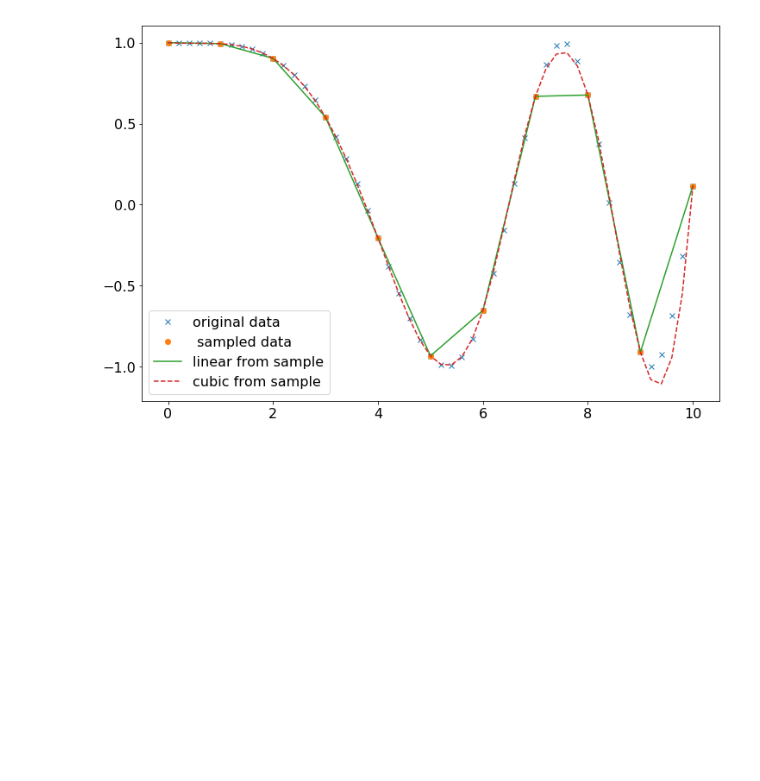
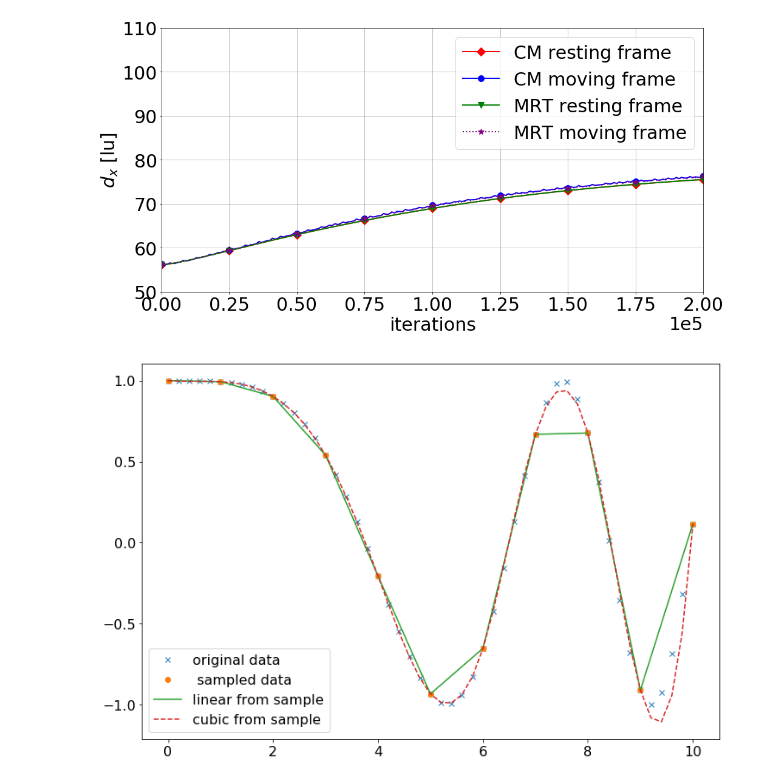
Before and after one commit to ggruszczynski/TCLB, a Jupyter notebook: moje/python/moving_resting_bubble/bubble_diam.ipynb, the cells around one changed output. Cells and saved outputs as stored; diff of their text form; code cells hidden in the pictures; blank space fills up the shorter version.

```diff
--- a/moje/python/moving_resting_bubble/bubble_diam.ipynb
+++ b/moje/python/moving_resting_bubble/bubble_diam.ipynb
@@ -133,3 +119,48 @@ make_plot(x1=n*1E3, y1=diam_x_mrt_resting,
+# %%
+# make plot all in one
+# def make_plot(x1, y1, x2, y2, fig_name, y_label, label1, label2):
+plt.rcParams.update({'font.size': 30})
+plt.figure(figsize=(16, 8))
+# The basic slice syntax is i:j:k where i is the starting index, j is the stopping index, and k is the step
+
+x = n*1E3
+
+def smooth(x, y):
+    to_skip = 1
+    new_x = x[0:len(x):to_skip]
+    new_y = y[0:len(x):to_skip]
+
+#         xnew = np.linspace(0, max(x), num=len(x), endpoint=False)
+    f = interp1d(x, y)
+    f2 = interp1d(x, y, kind='cubic')
+    return new_x, f2(new_x)
+
+#     x1, y1 =  smooth(x1, y1)
+#     x1, y1 =  smooth(x1, y1)
+
+plt.plot(x, diam_x_cm_resting, color="red", marker="D", markevery=25,  markersize=10, linestyle="-", linewidth=2, label='CM resting frame')
+plt.plot(x, diam_x_cm_moving, color="blue", marker="o", markevery=25,  markersize=10, linestyle="-", linewidth=2, label='CM moving frame')
+
+plt.plot(x, diam_x_mrt_resting, color="green", marker="v", markevery=25,  markersize=10, linestyle="-", linewidth=2, label="MRT resting frame")
+plt.plot(x, diam_x_mrt_moving, color="purple", marker="*", markevery=25,  markersize=10, linestyle=":", linewidth=2, label="MRT moving frame")
+
+
+axes = plt.gca()
+axes.set_xlim([0, 2*1E5])
+axes.set_ylim([50, 110])
+plt.ticklabel_format(style='sci', axis='x', scilimits=(0, 0))
+#     plt.ticklabel_format(style='sci', axis='y', scilimits=(0, 0))
+plt.xlabel(r'iterations')
+plt.ylabel(r'$d_x$ [lu]')
+plt.grid(True)
+plt.legend()
+
+fig = plt.gcf()  # get current figure
+fig.savefig(f'bubble_diam_rho{rho_ratio}_v{v}_U{U}_CM_and_MRT.png', )
+plt.show()
+plt.close(fig)    # close the figure
+# %% [output]
+[figure, added]
 # %%
 
 from scipy.interpolate import interp1d
```
Also changed, not shown: parts of 2 cells of this notebook, 6 other files.
